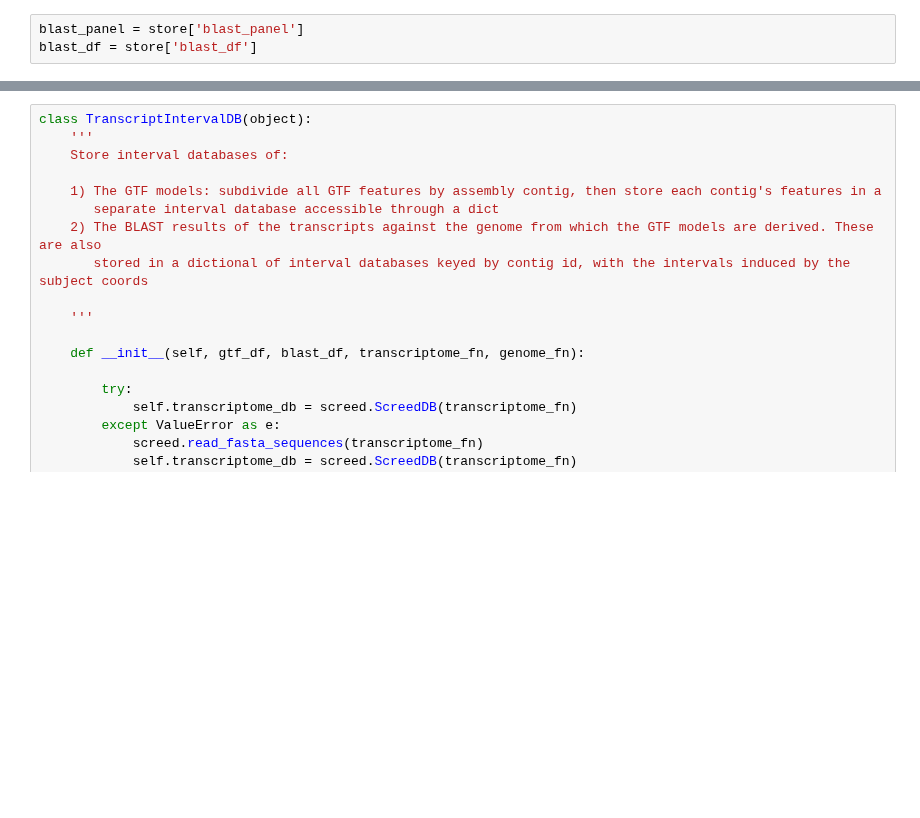
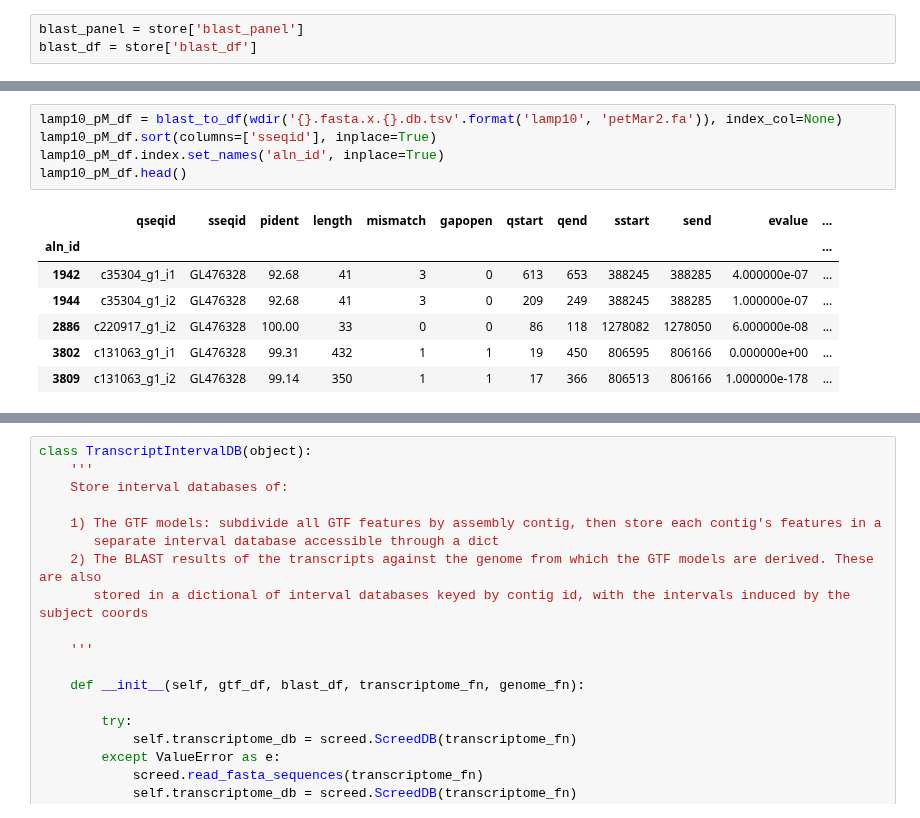
Before and after one commit to standage/2015-petMarSB, a Jupyter notebook: notebooks/petmar-cross-validate.ipynb, the cells around one changed output, grey strips where cells are left out. Drawn from its saved outputs; the diff is of its cells as text; blank space fills up the shorter version.

```diff
--- a/notebooks/petmar-cross-validate.ipynb
+++ b/notebooks/petmar-cross-validate.ipynb
@@ -264,0 +114,13 @@ pd.concat([gtf_trees, alignment_subject_trees], axis=1)
+# %%
+lamp10_pM_df = blast_to_df(wdir('{}.fasta.x.{}.db.tsv'.format('lamp10', 'petMar2.fa')), index_col=None)
+lamp10_pM_df.sort(columns=['sseqid'], inplace=True)
+lamp10_pM_df.index.set_names('aln_id', inplace=True)
+lamp10_pM_df.head()
+# %% [output]
+|  | qseqid | sseqid | pident | length | mismatch | gapopen | qstart | qend | sstart | send | evalue | ... |
+| aln_id |  |  |  |  |  |  |  |  |  |  |  | ... |
+| 1942 | c35304_g1_i1 | GL476328 | 92.68 | 41 | 3 | 0 | 613 | 653 | 388245 | 388285 | 4.000000e-07 | ... |
+| 1944 | c35304_g1_i2 | GL476328 | 92.68 | 41 | 3 | 0 | 209 | 249 | 388245 | 388285 | 1.000000e-07 | ... |
+| 2886 | c220917_g1_i2 | GL476328 | 100.00 | 33 | 0 | 0 | 86 | 118 | 1278082 | 1278050 | 6.000000e-08 | ... |
+| 3802 | c131063_g1_i1 | GL476328 | 99.31 | 432 | 1 | 1 | 19 | 450 | 806595 | 806166 | 0.000000e+00 | ... |
+| 3809 | c131063_g1_i2 | GL476328 | 99.14 | 350 | 1 | 1 | 17 | 366 | 806513 | 806166 | 1.000000e-178 | ... |
```
Also changed, not shown: parts of 61 cells of this notebook.
